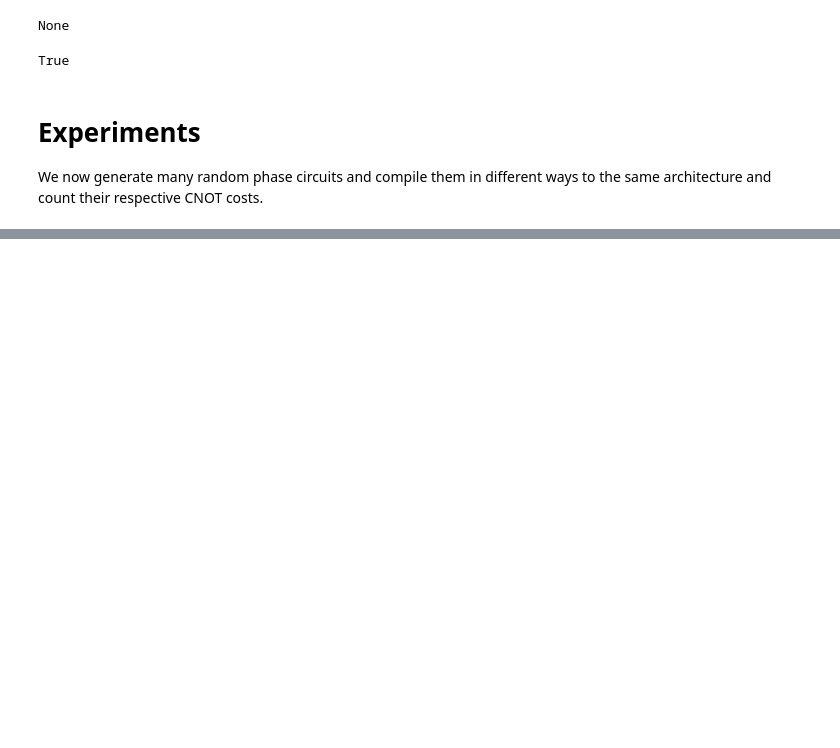
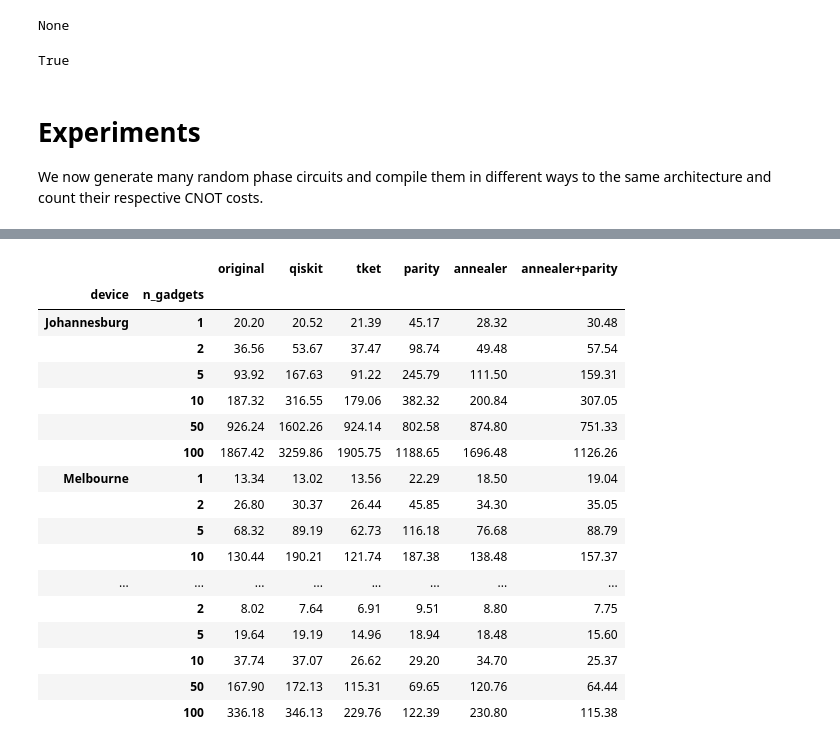
Before and after one commit to Aerylia/pauliopt, a Jupyter notebook: notebooks/6. Phase Circuit to Quantum Circuit.ipynb, the cells around one changed output, grey strips where cells are left out. Cells and saved outputs as stored; diff of their text form; code cells hidden in the pictures; blank space fills up the shorter version.

Commit message:
Some bugfixes and preliminary results

```diff
--- a/notebooks/6. Phase Circuit to Quantum Circuit.ipynb
+++ b/notebooks/6. Phase Circuit to Quantum Circuit.ipynb
@@ -417,0 +410,22 @@ df2.groupby(["n_gadgets"]).agg(["mean", "min", "max", "std"])
+# %%
+df = pd.read_csv("preliminary results.csv")
+df.groupby(["device", "n_gadgets"]).mean()[["original", "qiskit", "tket", "parity", "annealer", "annealer+parity"]]
+# %% [output]
+|  |  | original | qiskit | tket | parity | annealer | annealer+parity |
+| device | n_gadgets |  |  |  |  |  |  |
+| Johannesburg | 1 | 20.20 | 20.52 | 21.39 | 45.17 | 28.32 | 30.48 |
+|  | 2 | 36.56 | 53.67 | 37.47 | 98.74 | 49.48 | 57.54 |
+|  | 5 | 93.92 | 167.63 | 91.22 | 245.79 | 111.50 | 159.31 |
+|  | 10 | 187.32 | 316.55 | 179.06 | 382.32 | 200.84 | 307.05 |
+|  | 50 | 926.24 | 1602.26 | 924.14 | 802.58 | 874.80 | 751.33 |
+|  | 100 | 1867.42 | 3259.86 | 1905.75 | 1188.65 | 1696.48 | 1126.26 |
+| Melbourne | 1 | 13.34 | 13.02 | 13.56 | 22.29 | 18.50 | 19.04 |
+|  | 2 | 26.80 | 30.37 | 26.44 | 45.85 | 34.30 | 35.05 |
+|  | 5 | 68.32 | 89.19 | 62.73 | 116.18 | 76.68 | 88.79 |
+|  | 10 | 130.44 | 190.21 | 121.74 | 187.38 | 138.48 | 157.37 |
+| ... | ... | ... | ... | ... | ... | ... | ... |
+|  | 2 | 8.02 | 7.64 | 6.91 | 9.51 | 8.80 | 7.75 |
+|  | 5 | 19.64 | 19.19 | 14.96 | 18.94 | 18.48 | 15.60 |
+|  | 10 | 37.74 | 37.07 | 26.62 | 29.20 | 34.70 | 25.37 |
+|  | 50 | 167.90 | 172.13 | 115.31 | 69.65 | 120.76 | 64.44 |
+|  | 100 | 336.18 | 346.13 | 229.76 | 122.39 | 230.80 | 115.38 |
```
Also changed, not shown: parts of 12 cells of this notebook, 3 other files.
